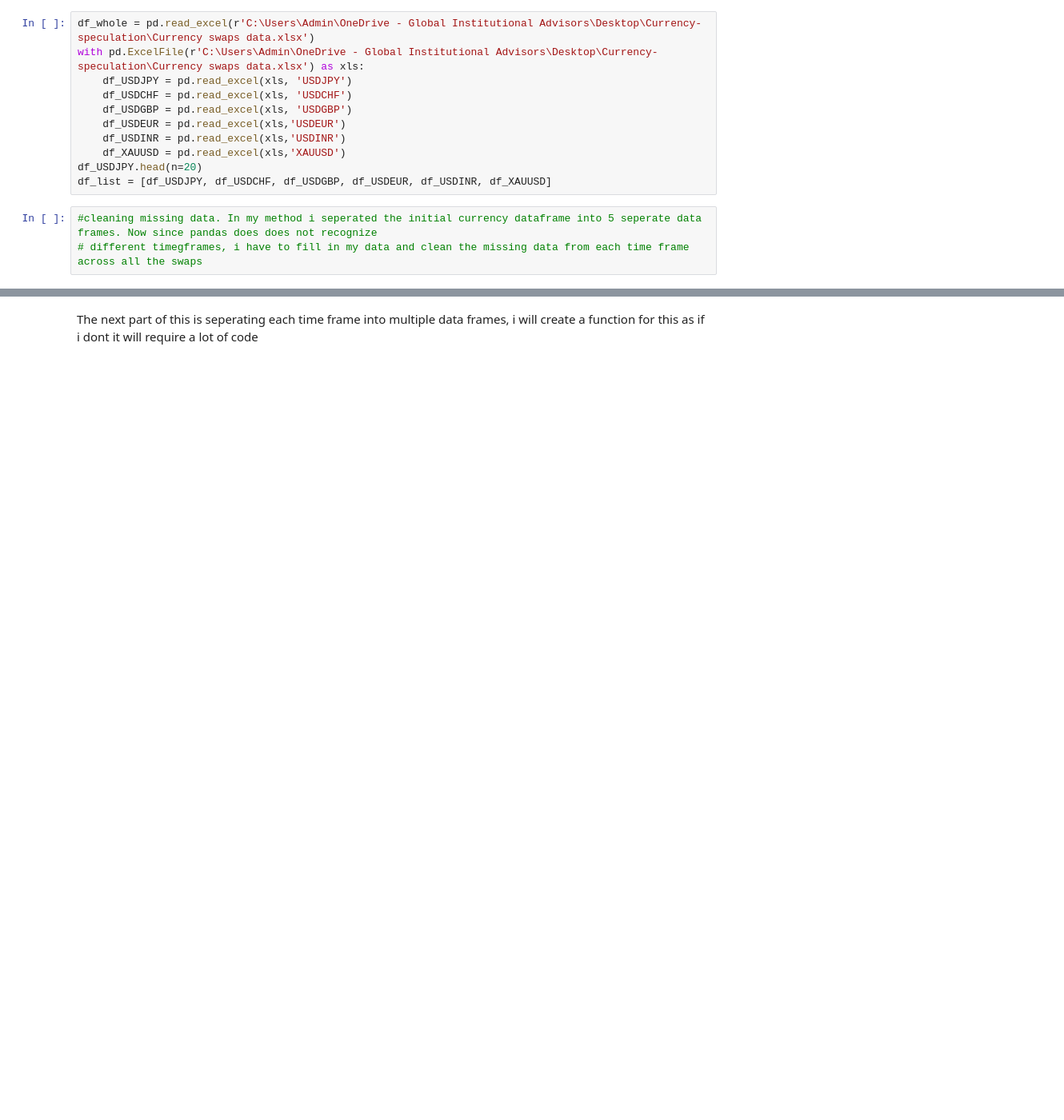
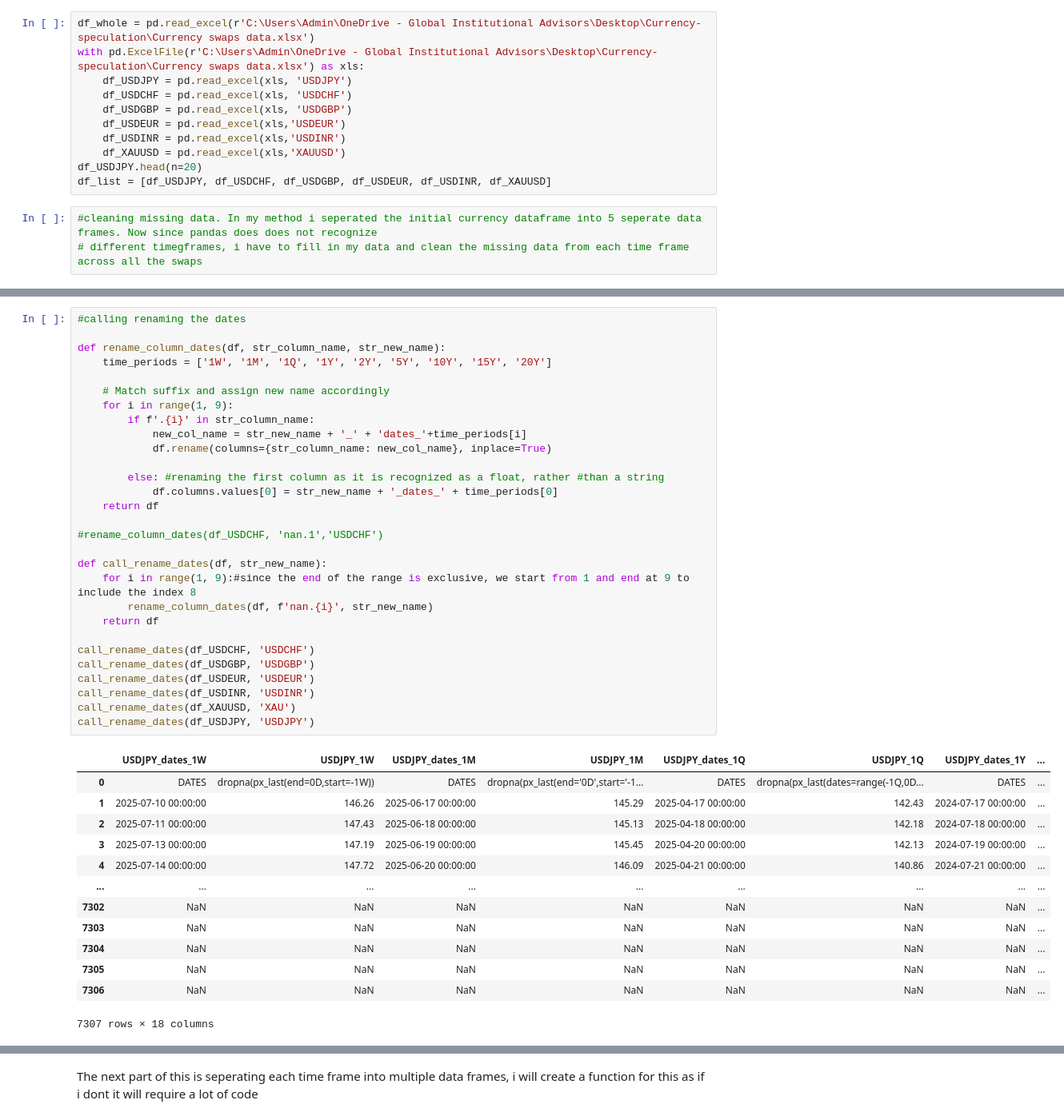
Before and after one commit to Adnan-Anwar-Data-enthusiast/Currency-speculation, a Jupyter notebook: draft.ipnyb (1) (2).ipynb, the cells around one changed output, grey strips where cells are left out. Shown at 80% size. Saved outputs shown, nothing was run; the diff lists cells and outputs as text; blank space fills up the shorter version.

Commit message:
integrated the rename columns with the split of the dataframes

```diff
--- a/draft.ipnyb (1) (2).ipynb
+++ b/draft.ipnyb (1) (2).ipynb
@@ -160,3 +118,46 @@ call_rename(df_XAUUSD, 'XAUUSD')
+# %%
+#calling renaming the dates
+
+def rename_column_dates(df, str_column_name, str_new_name):
+    time_periods = ['1W', '1M', '1Q', '1Y', '2Y', '5Y', '10Y', '15Y', '20Y']
+
+    # Match suffix and assign new name accordingly
+    for i in range(1, 9):
+        if f'.{i}' in str_column_name:
+            new_col_name = str_new_name + '_' + 'dates_'+time_periods[i]
+            df.rename(columns={str_column_name: new_col_name}, inplace=True)
+
+        else: #renaming the first column as it is recognized as a float, rather #than a string
+            df.columns.values[0] = str_new_name + '_dates_' + time_periods[0]
+    return df
+
+#rename_column_dates(df_USDCHF, 'nan.1','USDCHF')
+
+def call_rename_dates(df, str_new_name):
+    for i in range(1, 9):#since the end of the range is exclusive, we start from 1 and end at 9 to include the index 8
+        rename_column_dates(df, f'nan.{i}', str_new_name)
+    return df
+
+call_rename_dates(df_USDCHF, 'USDCHF')
+call_rename_dates(df_USDGBP, 'USDGBP')
+call_rename_dates(df_USDEUR, 'USDEUR')
+call_rename_dates(df_USDINR, 'USDINR')
+call_rename_dates(df_XAUUSD, 'XAU')
+call_rename_dates(df_USDJPY, 'USDJPY')
+# %% [output]
+|  | USDJPY_dates_1W | USDJPY_1W | USDJPY_dates_1M | USDJPY_1M | USDJPY_dates_1Q | USDJPY_1Q | USDJPY_dates_1Y | ... |
+| 0 | DATES | dropna(px_last(end=0D,start=-1W)) | DATES | dropna(px_last(end='0D',start='-1... | DATES | dropna(px_last(dates=range(-1Q,0D... | DATES | ... |
+| 1 | 2025-07-10 00:00:00 | 146.26 | 2025-06-17 00:00:00 | 145.29 | 2025-04-17 00:00:00 | 142.43 | 2024-07-17 00:00:00 | ... |
+| 2 | 2025-07-11 00:00:00 | 147.43 | 2025-06-18 00:00:00 | 145.13 | 2025-04-18 00:00:00 | 142.18 | 2024-07-18 00:00:00 | ... |
+| 3 | 2025-07-13 00:00:00 | 147.19 | 2025-06-19 00:00:00 | 145.45 | 2025-04-20 00:00:00 | 142.13 | 2024-07-19 00:00:00 | ... |
+| 4 | 2025-07-14 00:00:00 | 147.72 | 2025-06-20 00:00:00 | 146.09 | 2025-04-21 00:00:00 | 140.86 | 2024-07-21 00:00:00 | ... |
+| ... | ... | ... | ... | ... | ... | ... | ... | ... |
+| 7302 | NaN | NaN | NaN | NaN | NaN | NaN | NaN | ... |
+| 7303 | NaN | NaN | NaN | NaN | NaN | NaN | NaN | ... |
+| 7304 | NaN | NaN | NaN | NaN | NaN | NaN | NaN | ... |
+| 7305 | NaN | NaN | NaN | NaN | NaN | NaN | NaN | ... |
+| 7306 | NaN | NaN | NaN | NaN | NaN | NaN | NaN | ... |
+7307 rows × 18 columns
 # %%
 #tomorrows task,
 #now that the columns are currectly named, we can move on to cleaning NA data
```
Also changed, not shown: parts of 5 cells of this notebook.
